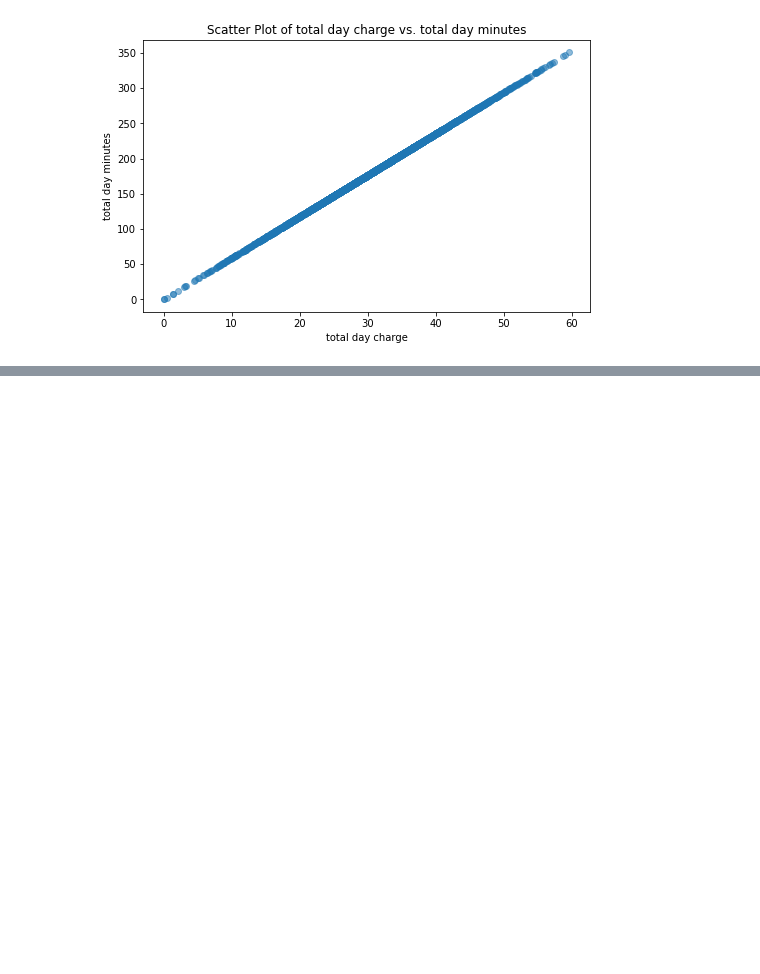
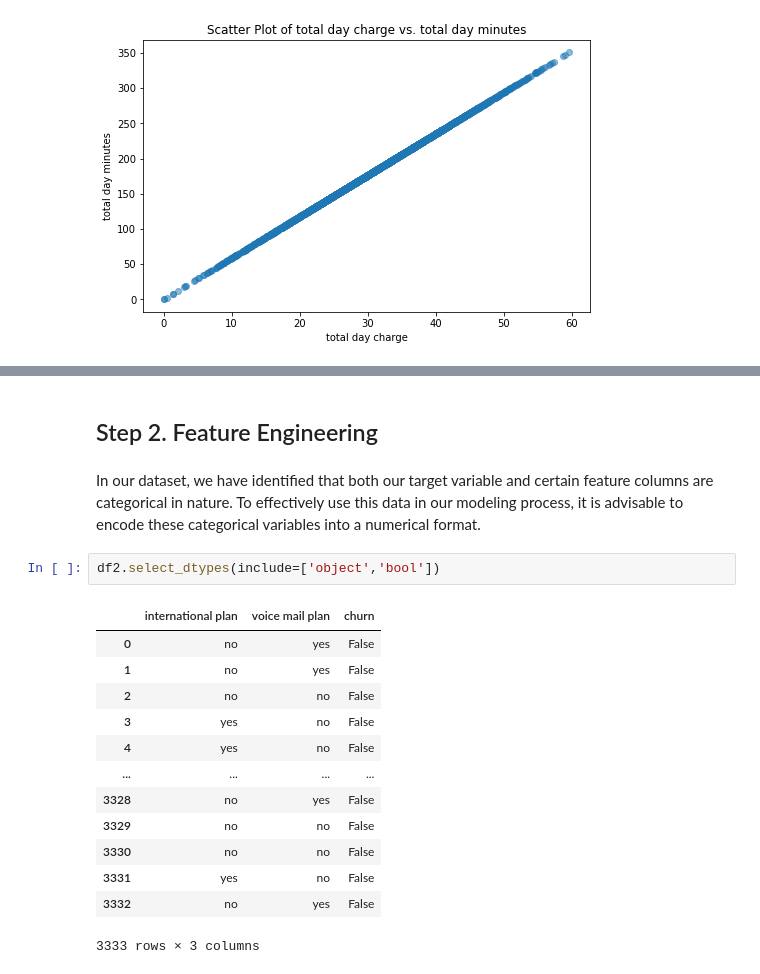
Before and after one commit to Pupity/dsc-phase3-projects, a Jupyter notebook: Student.ipynb, the cells around one changed output, grey strips where cells are left out. Drawn from its saved outputs; the diff is of its cells as text; blank space fills up the shorter version.

Commit message:
feature engineering

```diff
--- a/Student.ipynb
+++ b/Student.ipynb
@@ -341,0 +398,20 @@ plt.show()
+# %% [markdown]
+## Step 2. Feature Engineering
+# %% [markdown]
+In our dataset, we have identified that both our target variable and certain feature columns are categorical in nature. To effectively use this data in our modeling process, it is advisable to encode these categorical variables into a numerical format.
+# %%
+df2.select_dtypes(include=['object','bool'])
+# %% [output]
+|  | international plan | voice mail plan | churn |
+| 0 | no | yes | False |
+| 1 | no | yes | False |
+| 2 | no | no | False |
+| 3 | yes | no | False |
+| 4 | yes | no | False |
+| ... | ... | ... | ... |
+| 3328 | no | yes | False |
+| 3329 | no | no | False |
+| 3330 | no | no | False |
+| 3331 | yes | no | False |
+| 3332 | no | yes | False |
+3333 rows × 3 columns
```
Also changed, not shown: parts of 7 cells of this notebook.
